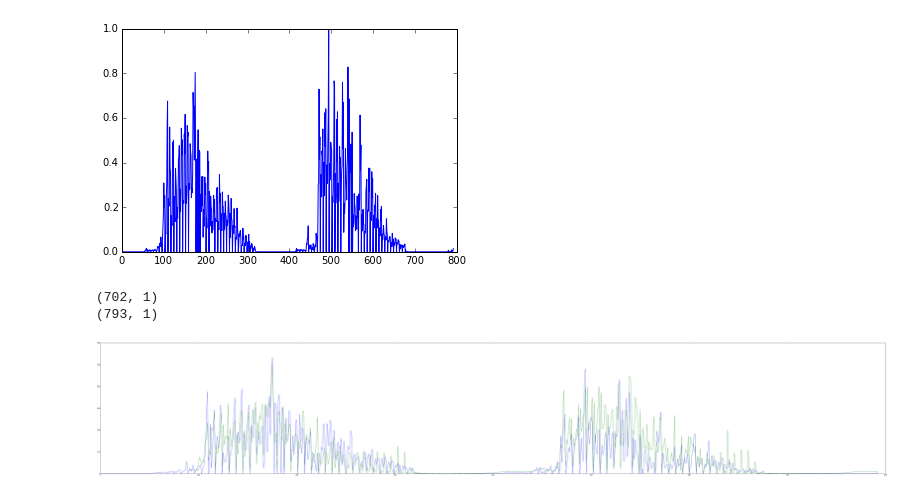
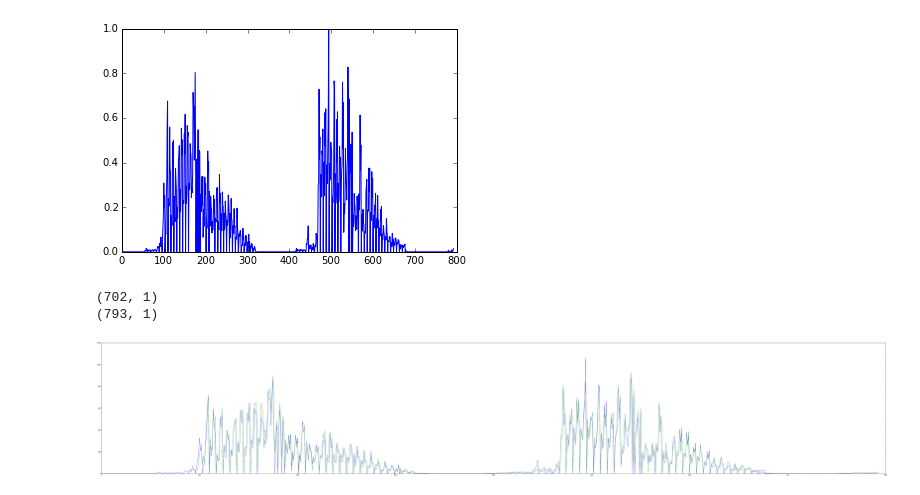
Before and after one commit to eljeilany/SP-public, a Jupyter notebook: predictions day by day.ipynb, the cells around one changed output. Drawn from its saved outputs; the diff is of its cells as text; code cells hidden in the pictures.

```diff
--- a/predictions day by day.ipynb
+++ b/predictions day by day.ipynb
@@ -195,23 +195,23 @@ t_X = np.reshape(t_X, (t_X.shape[0], 1, t_X.shape[1]))
 # %%
 t_Predict = model.predict(t_X)
 
 # shift test predictions for plotting
 t_Predict_plot = np.empty_like(t_dataset[:,1:2])
 t_Predict_plot[:, :] = np.nan
 print t_Predict.shape
 print t_Predict_plot.shape
-t_Predict_plot[90:len(t_Predict)+90] = scaler.inverse_transform(np.array(t_Predict))
+t_Predict_plot[90:len(t_Predict)+90] = scaler_t.inverse_transform(np.array(t_Predict))
 
 # plot ground truth and predictions
 
 plt.figure(num=None, figsize=(90, 15), dpi=80, facecolor='w', edgecolor='k')
-plt.plot(scaler.inverse_transform(np.array(d)))
+plt.plot(scaler_t.inverse_transform(np.array(d_t)))
 plt.plot(t_Predict_plot)
 plt.show()
 # %% [output]
 (702, 1)
 (793, 1)
-[figure, old version]
+[figure, new version]
 # %%
 testScore = model.evaluate(t_X, t_Y, verbose=0)
 testScore
```
Also changed, not shown: parts of 9 cells of this notebook.
